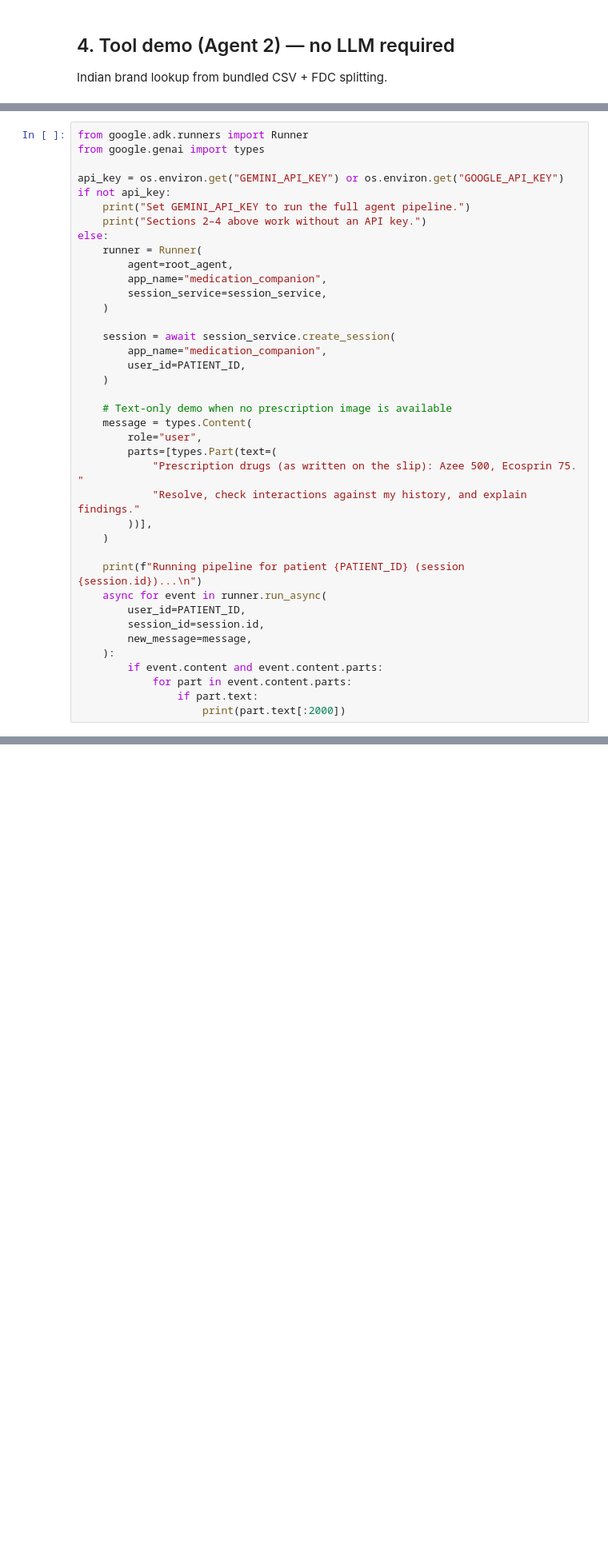
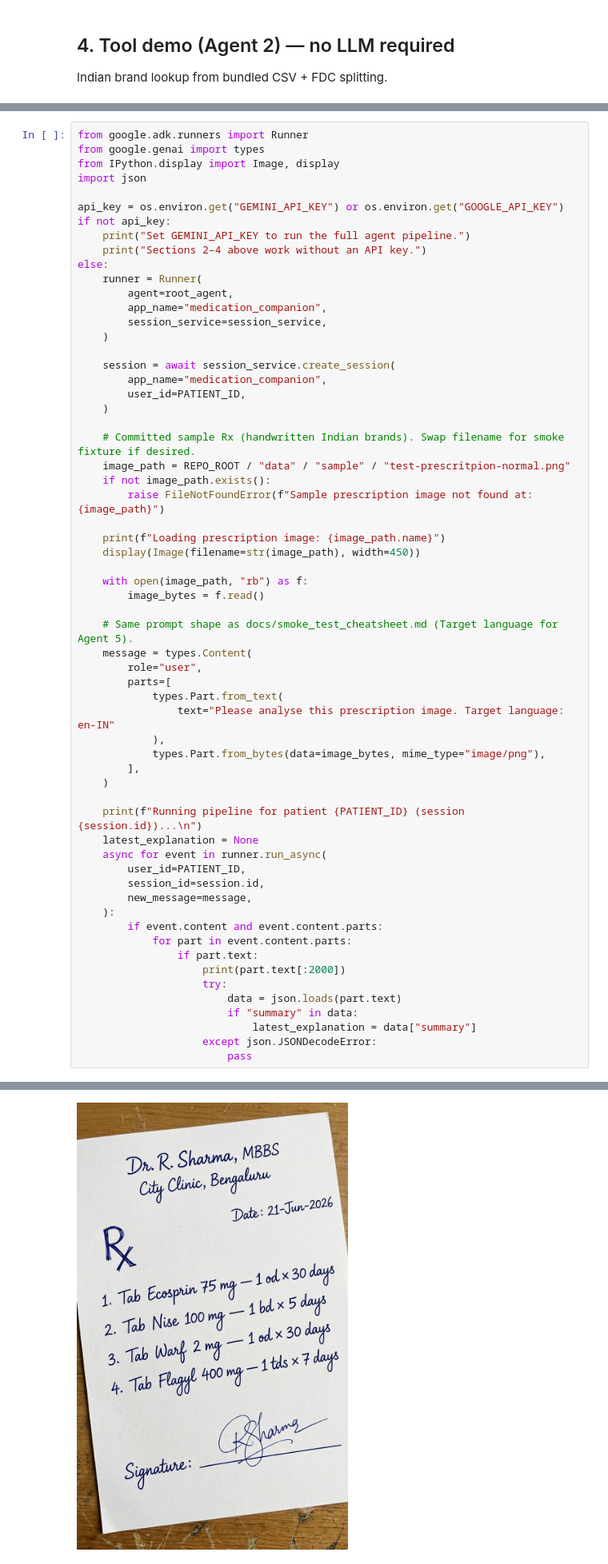
Before and after one commit to dwivedialok/medication-companion, a Jupyter notebook: notebooks/medication_companion_demo.ipynb, the cells around one changed output, grey strips where cells are left out. Shown at 80% size. Drawn from its saved outputs; the diff is of its cells as text; blank space fills up the shorter version.

```diff
--- a/notebooks/medication_companion_demo.ipynb
+++ b/notebooks/medication_companion_demo.ipynb
@@ -142,6 +203,8 @@ Provide a prescription image path or use the sample text prompt below.
 # %%
 from google.adk.runners import Runner
 from google.genai import types
+from IPython.display import Image, display
+import json
 
 api_key = os.environ.get("GEMINI_API_KEY") or os.environ.get("GOOGLE_API_KEY")
 if not api_key:
@@ -159,16 +222,30 @@ else:
         user_id=PATIENT_ID,
     )
 
-    # Text-only demo when no prescription image is available
+    # Committed sample Rx (handwritten Indian brands). Swap filename for smoke fixture if desired.
+    image_path = REPO_ROOT / "data" / "sample" / "test-prescritpion-normal.png"
+    if not image_path.exists():
+        raise FileNotFoundError(f"Sample prescription image not found at: {image_path}")
+
+    print(f"Loading prescription image: {image_path.name}")
+    display(Image(filename=str(image_path), width=450))
+
+    with open(image_path, "rb") as f:
+        image_bytes = f.read()
+
+    # Same prompt shape as docs/smoke_test_cheatsheet.md (Target language for Agent 5).
     message = types.Content(
         role="user",
-        parts=[types.Part(text=(
-            "Prescription drugs (as written on the slip): Azee 500, Ecosprin 75. "
-            "Resolve, check interactions against my history, and explain findings."
-        ))],
+        parts=[
+            types.Part.from_text(
+                text="Please analyse this prescription image. Target language: en-IN"
+            ),
+            types.Part.from_bytes(data=image_bytes, mime_type="image/png"),
+        ],
     )
 
     print(f"Running pipeline for patient {PATIENT_ID} (session {session.id})...\n")
+    latest_explanation = None
     async for event in runner.run_async(
         user_id=PATIENT_ID,
         session_id=session.id,
@@ -178,3 +255,10 @@ else:
             for part in event.content.parts:
                 if part.text:
                     print(part.text[:2000])
+                    try:
+                        data = json.loads(part.text)
+                        if "summary" in data:
+                            latest_explanation = data["summary"]
+                    except json.JSONDecodeError:
+                        pass
+# %% [output]
@@ -180,0 +266 @@ else:
+[figure, added]
```
Also changed, not shown: parts of 17 cells of this notebook, 12 other files.
